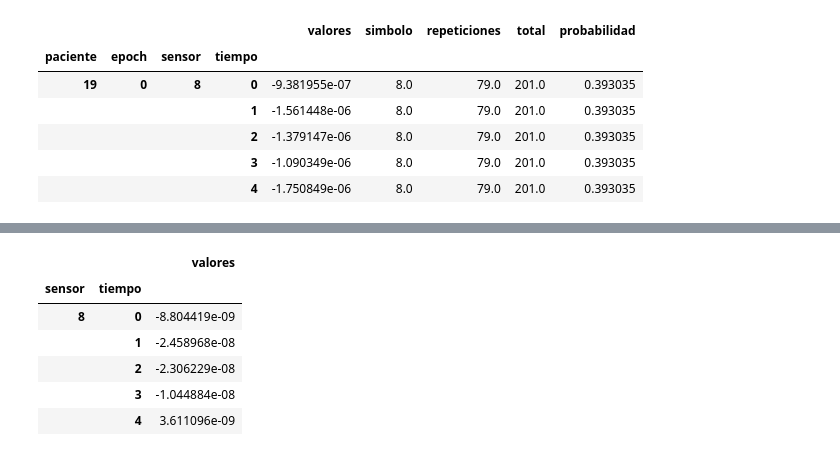
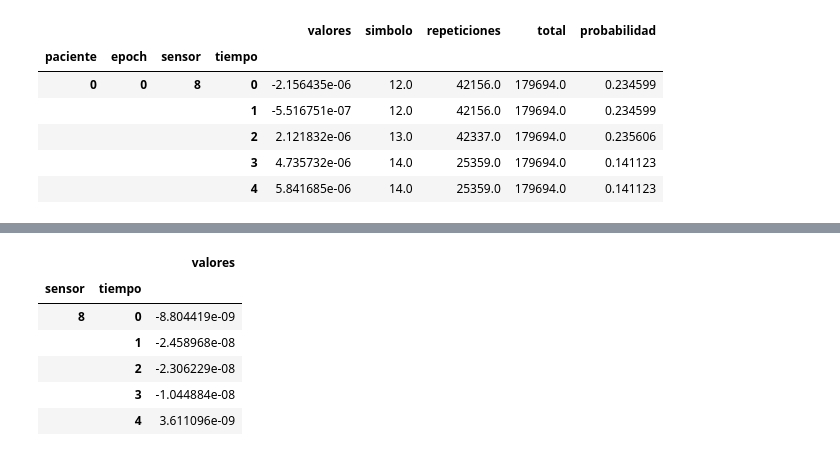
Before and after one commit to BrianBohe/DataScienceCourse, a Jupyter notebook: tp2/resolucion_2.ipynb, the cells around one changed output, grey strips where cells are left out. Cells and saved outputs as stored; diff of their text form; code cells hidden in the pictures.

```diff
--- a/tp2/resolucion_2.ipynb
+++ b/tp2/resolucion_2.ipynb
@@ -62,0 +34,12 @@ Paciente 9
+# %%
+# Calculo de N (cantidad de bins): Se usa n = 201 porque los epochs tienen esa cantidad de muestras
+pacientes = pd.concat(pacientes_P + pacientes_S)
+val = pacientes.groupby("sensor")['valores']
+v = (val.max() - val.min()) / (3.5*val.std() * 201 ** (-1/3))
+i_s = pd.DataFrame({'sensor':v.index, 'N':v.values})
+i_s['N'] = list(map(math.ceil,i_s['N']))
+i_s['min'] = val.min().values
+i_s['max'] = val.max().values
+i_s['step'] = (i_s['max'] - i_s['min']) / i_s['N']
+i_s = i_s.set_index('sensor')
+i_s
@@ -62,0 +62,8 @@ Paciente 9
+# %%
+def obtener_simbolo(v):
+    sensor = v.reset_index().sensor[0]
+    print(sensor)
+    simbolo = (v.valores - i_s.loc[sensor]['min']) // i_s.loc[sensor]['step']
+    return simbolo
+pacientes['simbolo'] = pacientes.groupby("sensor").apply(obtener_simbolo).values
+pacientes.head()
@@ -68,15 +101,14 @@ sns.plt.show()
 # %%
-for pacientes in [pacientes_P, pacientes_S]:
-    for i, df_p in enumerate(pacientes):
-        df_p['repeticiones'] = df_p.groupby(["paciente", "epoch","sensor","simbolo"]).transform('count')['valores']
-        df_p['total'] = df_p.groupby(["paciente", "epoch","sensor"]).transform('count')['valores']
-        df_p['probabilidad'] = df_p['repeticiones'] / df_p['total']
-df_p.head()
+# Calculo de probabilidad de cada símbolo. Cada paciente y sensor se considera una fuente de información distinta
+pacientes['repeticiones'] = pacientes.groupby(["paciente", "sensor","simbolo"]).transform('count')['valores']
+pacientes['total'] = pacientes.groupby(["paciente", "sensor"]).transform('count')['valores']
+pacientes['probabilidad'] = pacientes['repeticiones'] / pacientes['total']
+pacientes.head()
 # %% [output]
 |  |  |  |  | valores | simbolo | repeticiones | total | probabilidad |
 | paciente | epoch | sensor | tiempo |  |  |  |  |  |
-| 19 | 0 | 8 | 0 | -9.381955e-07 | 8.0 | 79.0 | 201.0 | 0.393035 |
-|  |  |  | 1 | -1.561448e-06 | 8.0 | 79.0 | 201.0 | 0.393035 |
-|  |  |  | 2 | -1.379147e-06 | 8.0 | 79.0 | 201.0 | 0.393035 |
-|  |  |  | 3 | -1.090349e-06 | 8.0 | 79.0 | 201.0 | 0.393035 |
-|  |  |  | 4 | -1.750849e-06 | 8.0 | 79.0 | 201.0 | 0.393035 |
+| 0 | 0 | 8 | 0 | -2.156435e-06 | 12.0 | 42156.0 | 179694.0 | 0.234599 |
+|  |  |  | 1 | -5.516751e-07 | 12.0 | 42156.0 | 179694.0 | 0.234599 |
+|  |  |  | 2 | 2.121832e-06 | 13.0 | 42337.0 | 179694.0 | 0.235606 |
+|  |  |  | 3 | 4.735732e-06 | 14.0 | 25359.0 | 179694.0 | 0.141123 |
+|  |  |  | 4 | 5.841685e-06 | 14.0 | 25359.0 | 179694.0 | 0.141123 |
```
Also changed, not shown: parts of 27 cells of this notebook, 1 other file.
